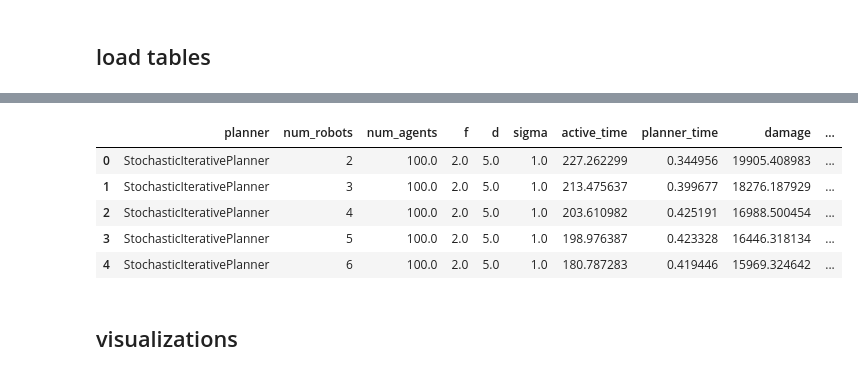
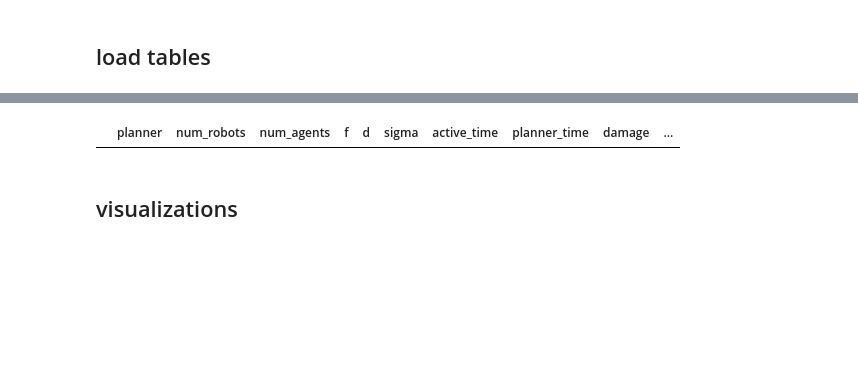
Before and after one commit to Elilgo324/dsd, a Jupyter notebook: experiments/stochastic/stochastic_analysis.ipynb, the cells around one changed output, grey strips where cells are left out. Cells and saved outputs as stored; diff of their text form; code cells hidden in the pictures; blank space fills up the shorter version.

```diff
--- a/experiments/stochastic/stochastic_analysis.ipynb
+++ b/experiments/stochastic/stochastic_analysis.ipynb
@@ -35,15 +35,11 @@ f_df.head()
 # %%
 robots_df = pd.read_csv('./robots_results.csv')
 robots_df = robots_df.drop_duplicates(subset=['planner', 'damage'])
+robots_df = robots_df.loc[(robots_df['f'] == 1.5)]
 robots_df = robots_df.groupby(['planner', 'num_robots'], as_index=False).mean()
 robots_df.head()
 # %% [output]
 |  | planner | num_robots | num_agents | f | d | sigma | active_time | planner_time | damage | ... |
-| 0 | StochasticIterativePlanner | 2 | 100.0 | 2.0 | 5.0 | 1.0 | 227.262299 | 0.344956 | 19905.408983 | ... |
-| 1 | StochasticIterativePlanner | 3 | 100.0 | 2.0 | 5.0 | 1.0 | 213.475637 | 0.399677 | 18276.187929 | ... |
-| 2 | StochasticIterativePlanner | 4 | 100.0 | 2.0 | 5.0 | 1.0 | 203.610982 | 0.425191 | 16988.500454 | ... |
-| 3 | StochasticIterativePlanner | 5 | 100.0 | 2.0 | 5.0 | 1.0 | 198.976387 | 0.423328 | 16446.318134 | ... |
-| 4 | StochasticIterativePlanner | 6 | 100.0 | 2.0 | 5.0 | 1.0 | 180.787283 | 0.419446 | 15969.324642 | ... |
 # %% [markdown]
 ## visualizations
 # %%
```
Also changed, not shown: parts of 9 cells of this notebook, 4 other files.
